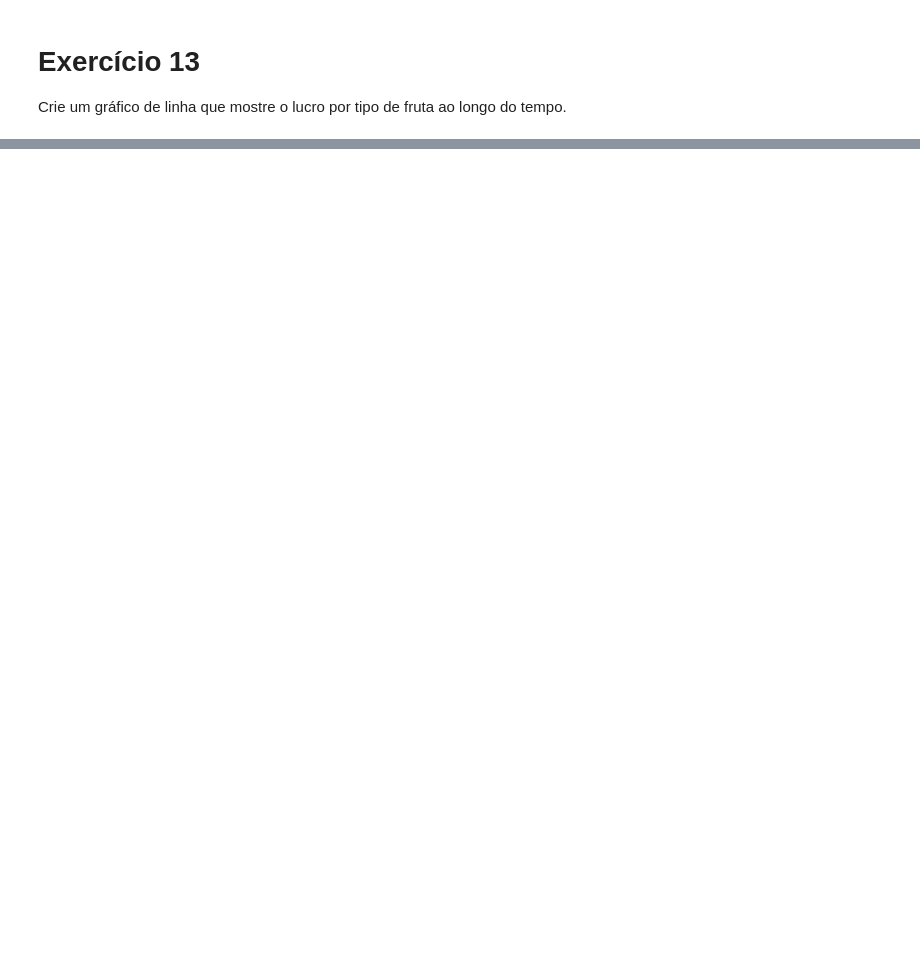
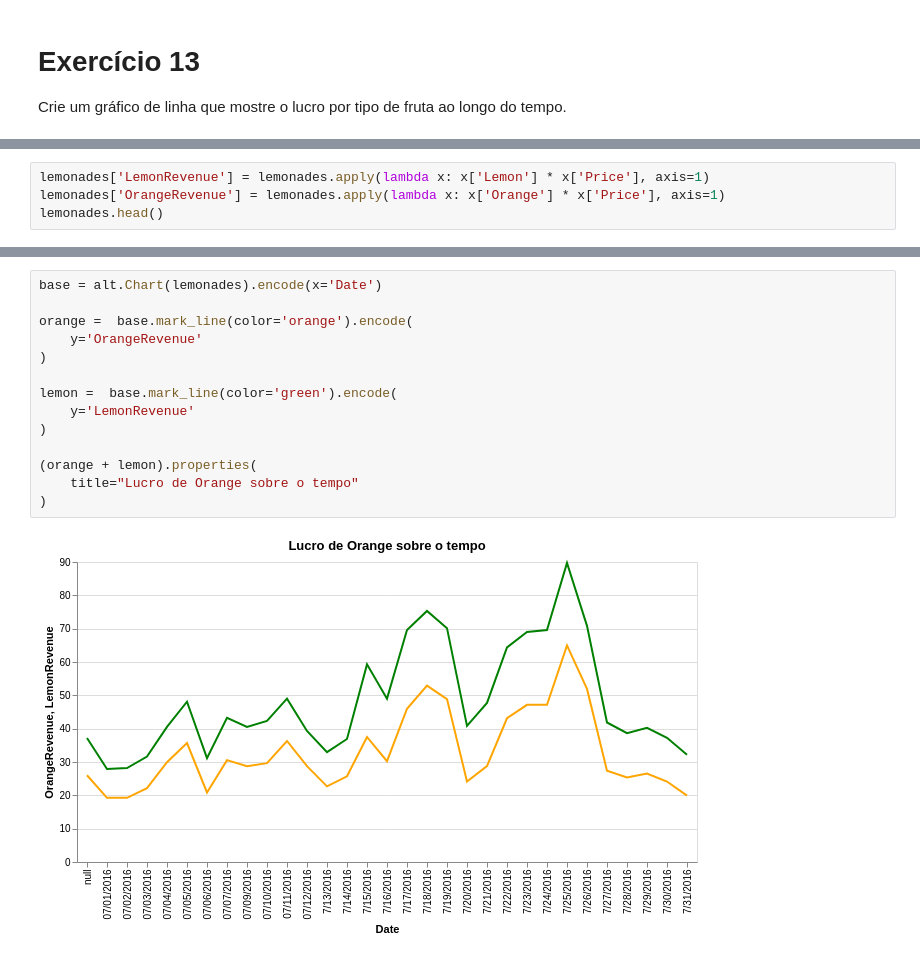
Before and after one commit to fiapteamrocket/python-para-ia, a Jupyter notebook: TrabalhoFinal.ipynb, the cells around one changed output, grey strips where cells are left out. Cells and saved outputs as stored; diff of their text form; blank space fills up the shorter version.

```diff
--- a/TrabalhoFinal.ipynb
+++ b/TrabalhoFinal.ipynb
@@ -315,0 +308,4 @@ alt.Chart(lemonades).mark_line().encode(
+# %%
+lemonades['LemonRevenue'] = lemonades.apply(lambda x: x['Lemon'] * x['Price'], axis=1)
+lemonades['OrangeRevenue'] = lemonades.apply(lambda x: x['Orange'] * x['Price'], axis=1)
+lemonades.head()
@@ -315,0 +326,16 @@ alt.Chart(lemonades).mark_line().encode(
+# %%
+base = alt.Chart(lemonades).encode(x='Date')
+
+orange =  base.mark_line(color='orange').encode(
+    y='OrangeRevenue'
+)
+
+lemon =  base.mark_line(color='green').encode(
+    y='LemonRevenue'
+)
+
+(orange + lemon).properties(
+    title="Lucro de Orange sobre o tempo"
+)
+# %% [output]
+[figure, added]
```
Also changed, not shown: parts of 5 cells of this notebook.
